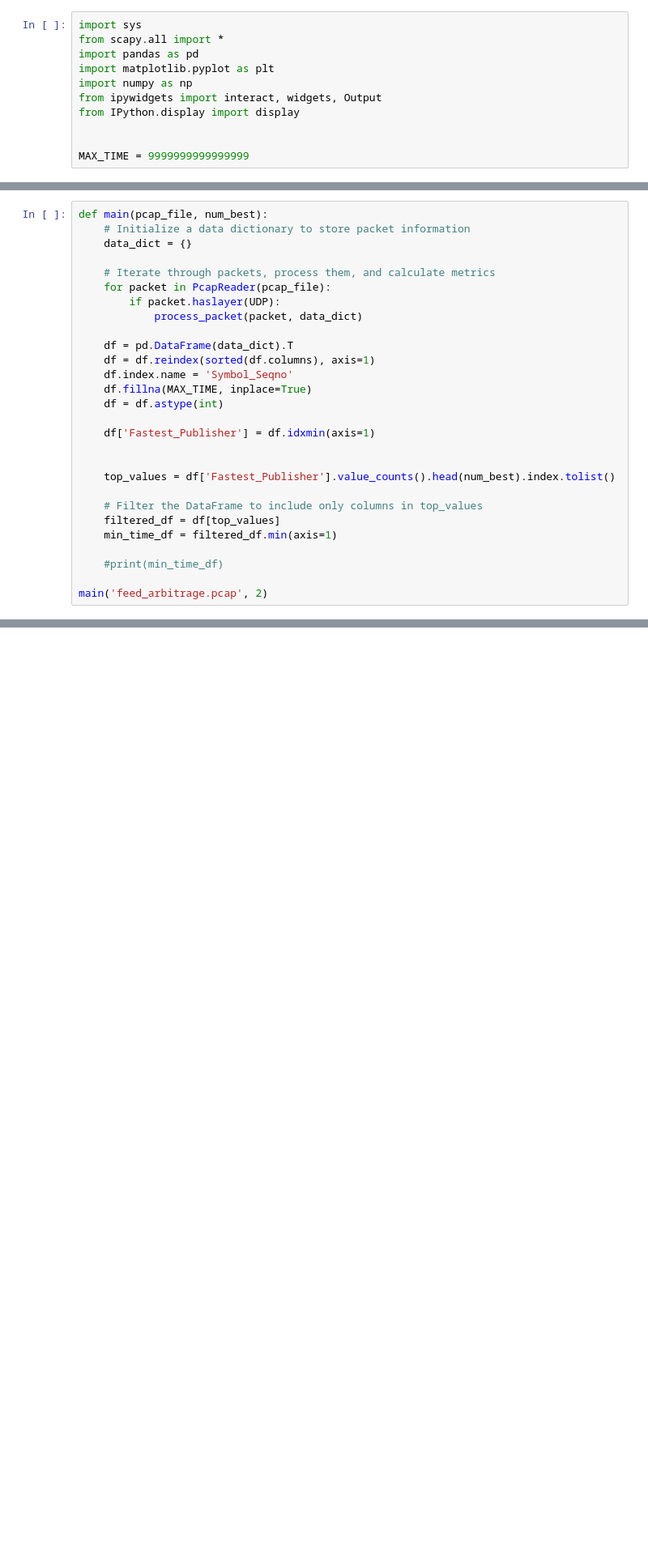
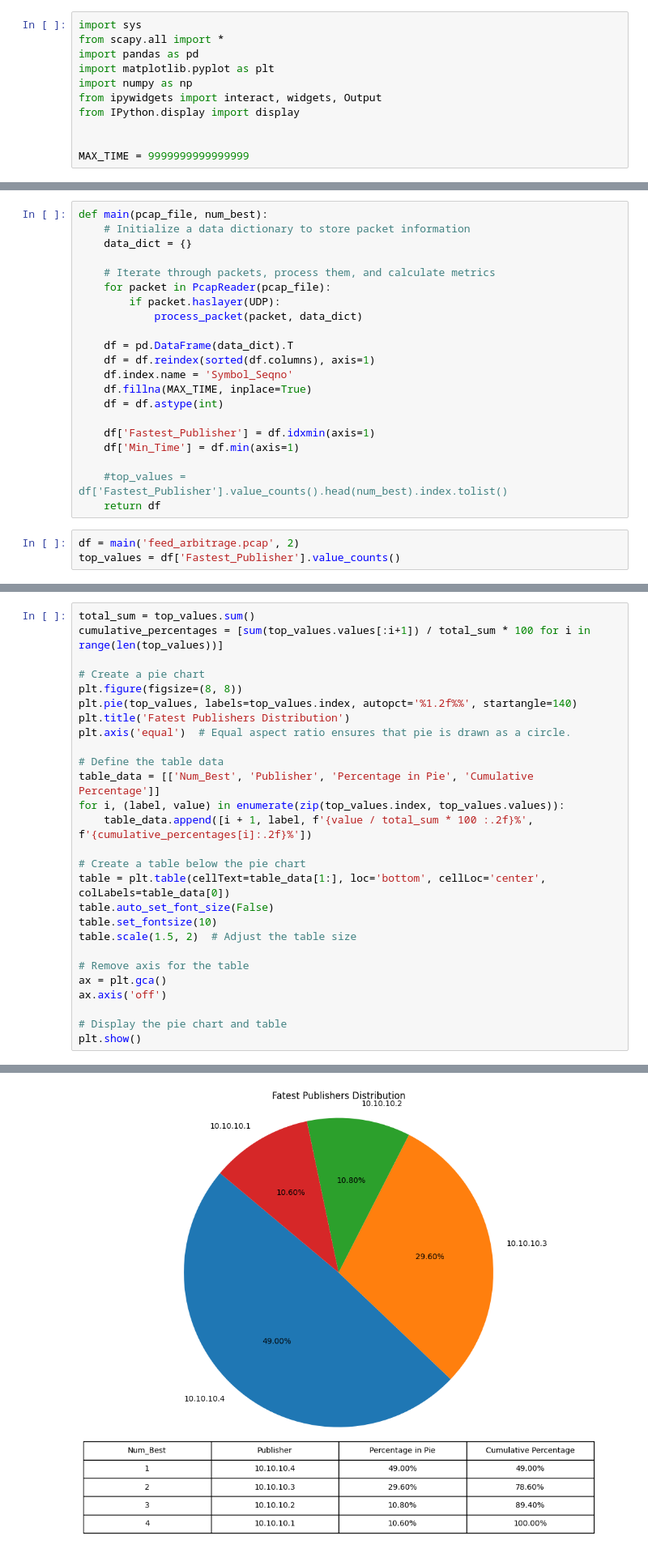
Before and after one commit to psakore/IMCFeedArbitration, a Jupyter notebook: imc.ipynb, the cells around one changed output, grey strips where cells are left out. Shown: that part at 81% size. Cells and saved outputs as stored; diff of their text form; blank space fills up the shorter version.

```diff
--- a/imc.ipynb
+++ b/imc.ipynb
@@ -55,14 +50,10 @@ def main(pcap_file, num_best):
     df = df.astype(int)
 
     df['Fastest_Publisher'] = df.idxmin(axis=1)
+    df['Min_Time'] = df.min(axis=1)
 
-
-    top_values = df['Fastest_Publisher'].value_counts().head(num_best).index.tolist()
-
-    # Filter the DataFrame to include only columns in top_values
-    filtered_df = df[top_values]
-    min_time_df = filtered_df.min(axis=1)
-
-    #print(min_time_df)
-
-main('feed_arbitrage.pcap', 2)
+    #top_values = df['Fastest_Publisher'].value_counts().head(num_best).index.tolist()
+    return df
+# %%
+df = main('feed_arbitrage.pcap', 2)
+top_values = df['Fastest_Publisher'].value_counts()
@@ -68,0 +78,28 @@ main('feed_arbitrage.pcap', 2)
+# %%
+total_sum = top_values.sum()
+cumulative_percentages = [sum(top_values.values[:i+1]) / total_sum * 100 for i in range(len(top_values))]
+
+# Create a pie chart
+plt.figure(figsize=(8, 8))
+plt.pie(top_values, labels=top_values.index, autopct='%1.2f%%', startangle=140)
+plt.title('Fatest Publishers Distribution')
+plt.axis('equal')  # Equal aspect ratio ensures that pie is drawn as a circle.
+
+# Define the table data
+table_data = [['Num_Best', 'Publisher', 'Percentage in Pie', 'Cumulative Percentage']]
+for i, (label, value) in enumerate(zip(top_values.index, top_values.values)):
+    table_data.append([i + 1, label, f'{value / total_sum * 100 :.2f}%', f'{cumulative_percentages[i]:.2f}%'])
+
+# Create a table below the pie chart
+table = plt.table(cellText=table_data[1:], loc='bottom', cellLoc='center', colLabels=table_data[0])
+table.auto_set_font_size(False)
+table.set_fontsize(10)
+table.scale(1.5, 2)  # Adjust the table size
+
+# Remove axis for the table
+ax = plt.gca()
+ax.axis('off')
+
+# Display the pie chart and table
+plt.show()
+# %% [output]
@@ -68,0 +107 @@ main('feed_arbitrage.pcap', 2)
+[figure, added]
```
Also changed, not shown: parts of 3 cells of this notebook.
